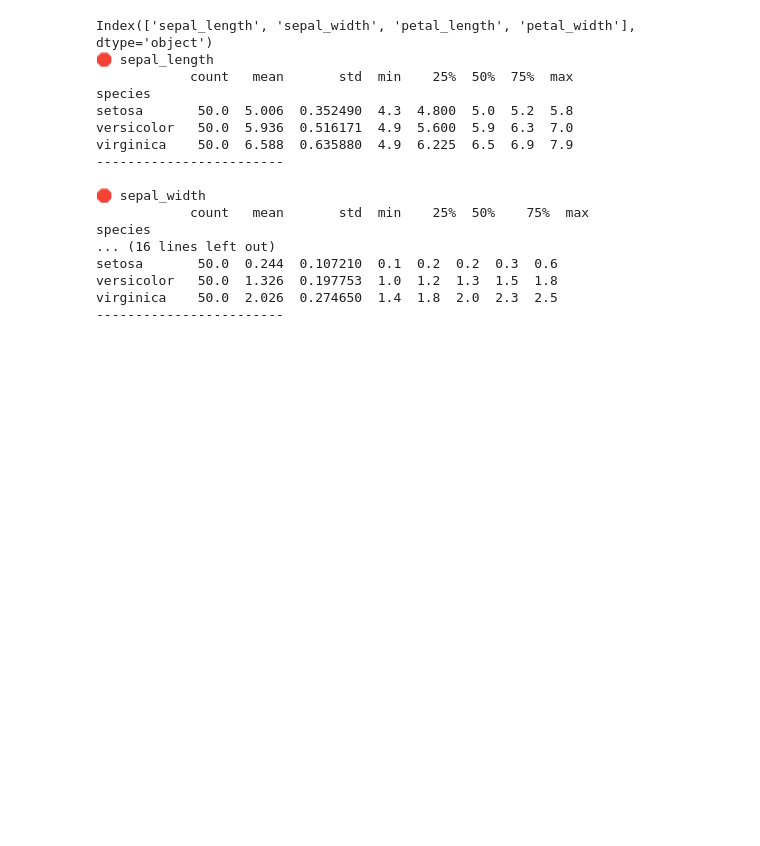
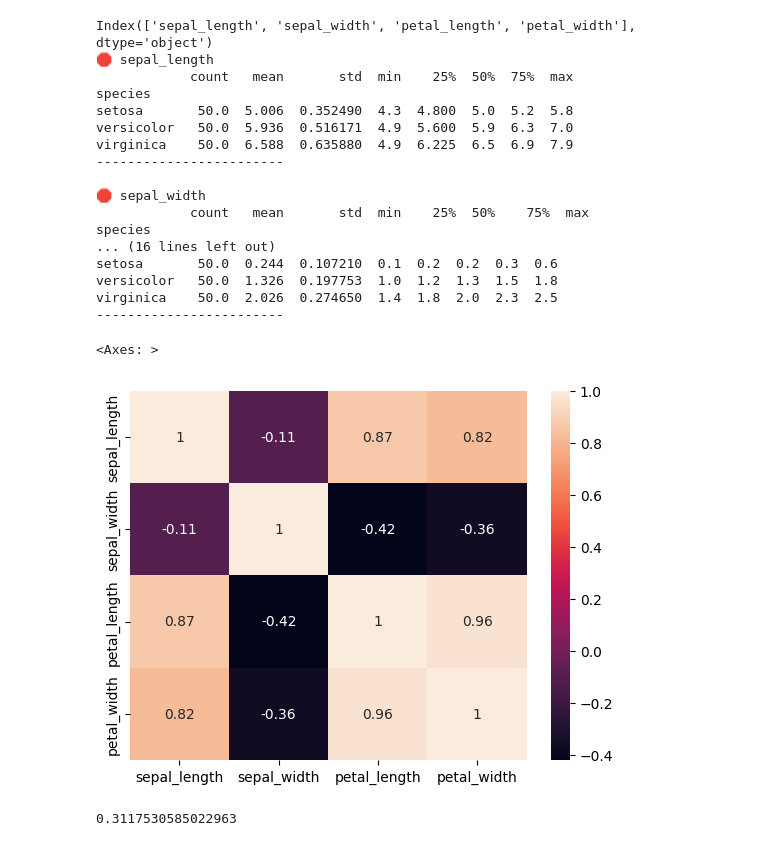
Before and after one commit to gaurav-750/Sixth_Sem_Assignments, a Jupyter notebook: DSBDA/Assignment_06.ipynb, the cells around one changed output. Drawn from its saved outputs; the diff is of its cells as text; code cells hidden in the pictures; blank space fills up the shorter version.

```diff
--- a/DSBDA/Assignment_06.ipynb
+++ b/DSBDA/Assignment_06.ipynb
@@ -84,3 +84,8 @@ setosa       50.0  0.244  0.107210  0.1  0.2  0.2  0.3  0.6
 versicolor   50.0  1.326  0.197753  1.0  1.2  1.3  1.5  1.8
 virginica    50.0  2.026  0.274650  1.4  1.8  2.0  2.3  2.5
 ------------------------
+# %%
+sns.heatmap(df.corr(), annot=True)
+# %% [output]
+<Axes: >
+[figure, added]
@@ -86,0 +94,4 @@ virginica    50.0  2.026  0.274650  1.4  1.8  2.0  2.3  2.5
+# %%
+skew(df['sepal_length'])
+# %% [output]
+0.3117530585022963
```
Also changed, not shown: parts of 1 cell of this notebook, 8 other files.
